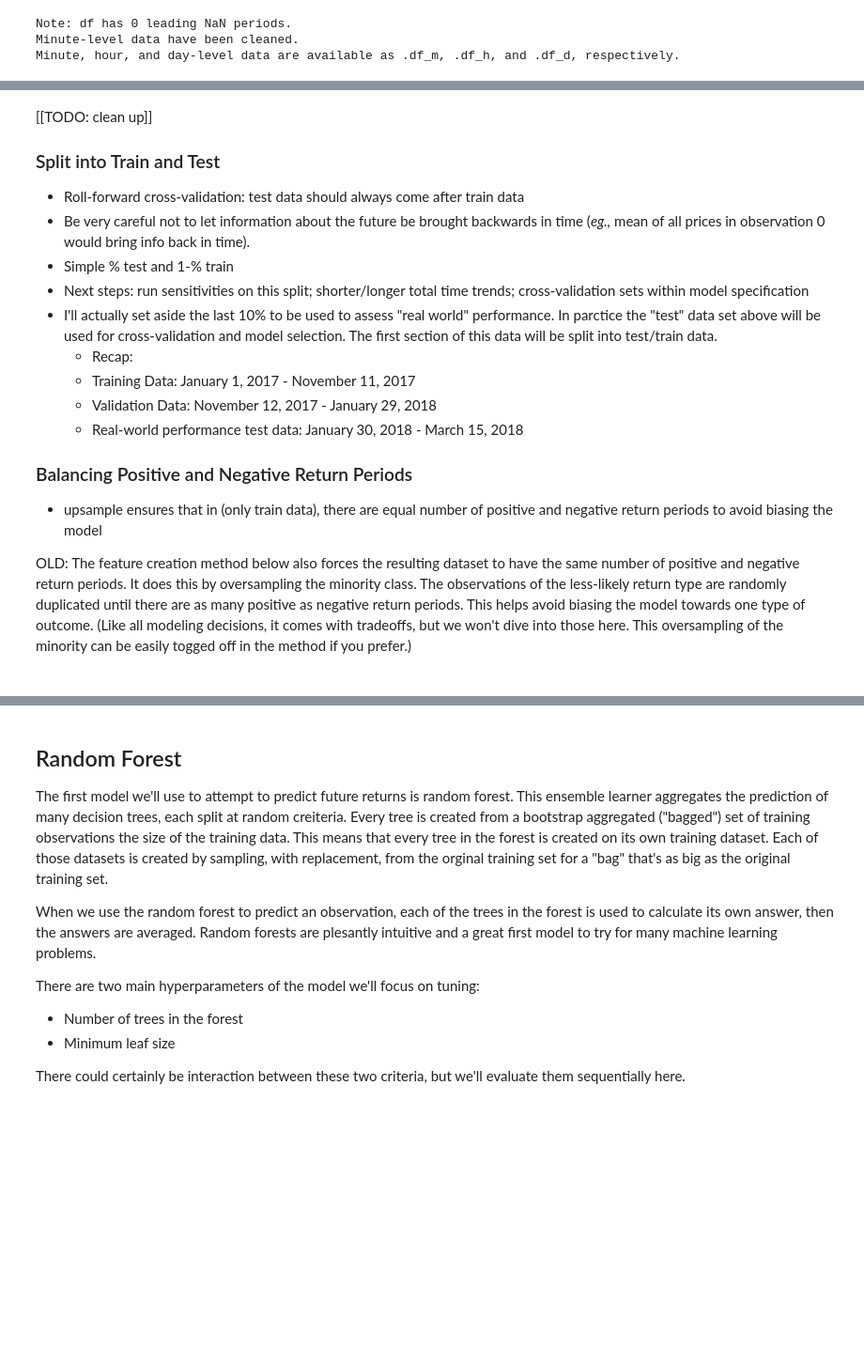
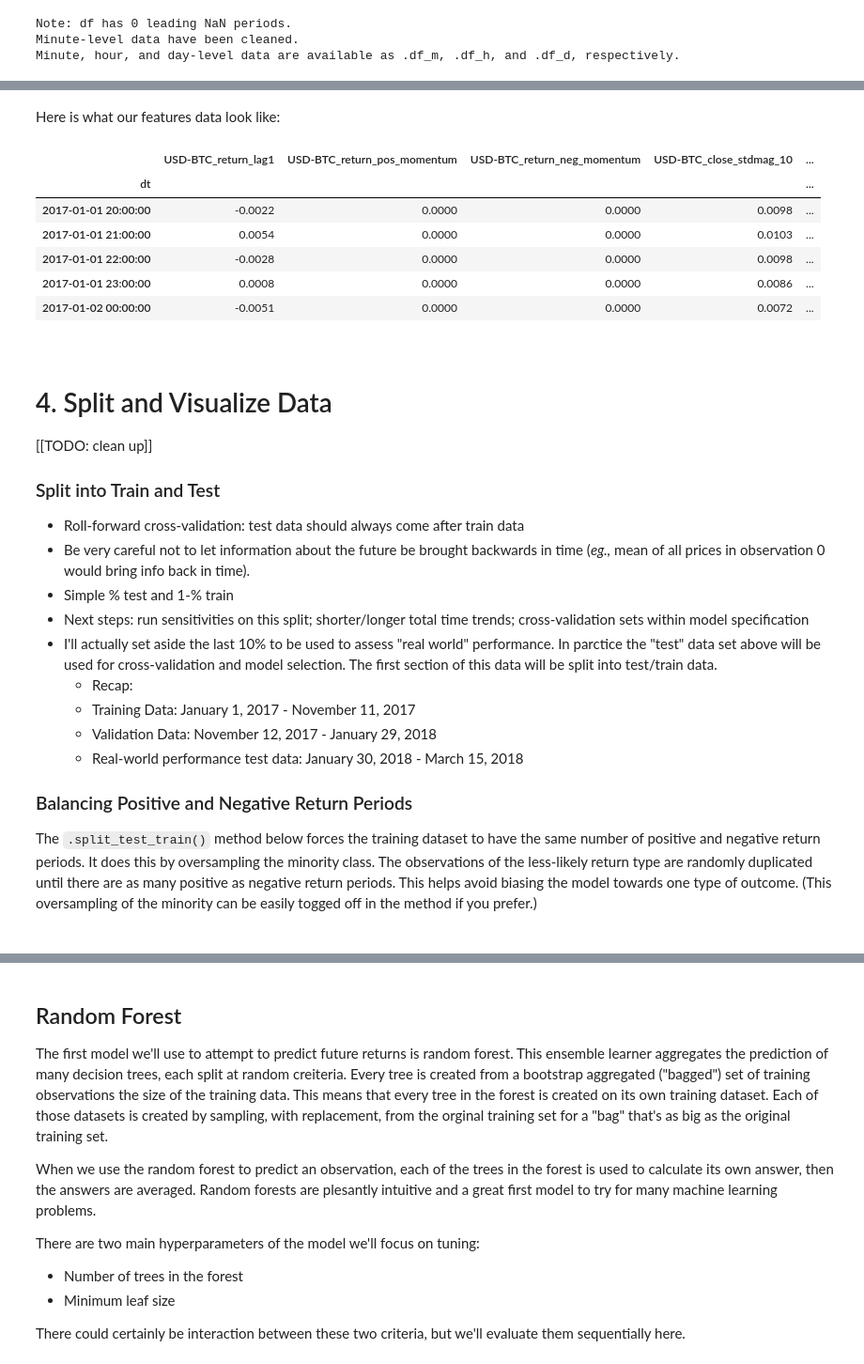
Before and after one commit to ethanruhe/ml_for_trading, a Jupyter notebook: Machine Learning for Cryptocurrency Trading.ipynb, the cells around one changed output, grey strips where cells are left out. Shown: that part at 94% size. Saved outputs shown, nothing was run; the diff lists cells and outputs as text; code cells hidden in the pictures; blank space fills up the shorter version.

````diff
--- a/Machine Learning for Cryptocurrency Trading.ipynb
+++ b/Machine Learning for Cryptocurrency Trading.ipynb
@@ -357,6 +249,21 @@ Y_btc, X_btc = ml4t.calc_features(trade_data_btc.df_h
+# %% [markdown]
+Here is what our features data look like:
+# %%
+X_btc.head()
+# %% [output]
+|  | USD-BTC_return_lag1 | USD-BTC_return_pos_momentum | USD-BTC_return_neg_momentum | USD-BTC_close_stdmag_10 | ... |
+| dt |  |  |  |  | ... |
+| 2017-01-01 20:00:00 | -0.0022 | 0.0000 | 0.0000 | 0.0098 | ... |
+| 2017-01-01 21:00:00 | 0.0054 | 0.0000 | 0.0000 | 0.0103 | ... |
+| 2017-01-01 22:00:00 | -0.0028 | 0.0000 | 0.0000 | 0.0098 | ... |
+| 2017-01-01 23:00:00 | 0.0008 | 0.0000 | 0.0000 | 0.0086 | ... |
+| 2017-01-02 00:00:00 | -0.0051 | 0.0000 | 0.0000 | 0.0072 | ... |
+# %% [markdown]
+<a id='section4'></a>
 # %% [markdown]
+# 4. Split and Visualize Data
+
 [[TODO: clean up]]
-
 ### Split into Train and Test
 - Roll-forward cross-validation: test data should always come after train data
 - Be very careful not to let information about the future be brought backwards in time (_eg.,_ mean of all prices in observation 0 would bring info back in time).
@@ -369,9 +276,7 @@ Y_btc, X_btc = ml4t.calc_features(trade_data_btc.df_h
    - Real-world performance test data: January 30, 2018 - March 15, 2018
 
 ### Balancing Positive and Negative Return Periods
-- upsample ensures that in (only train data), there are equal number of positive and negative return periods to avoid biasing the model
-
-OLD: The feature creation method below also forces the resulting dataset to have the same number of positive and negative return periods. It does this by oversampling the minority class. The observations of the less-likely return type are randomly duplicated until there are as many positive as negative return periods. This helps avoid biasing the model towards one type of outcome. (Like all modeling decisions, it comes with tradeoffs, but we won't dive into those here. This oversampling of the minority can be easily togged off in the method if you prefer.)
+The ```.split_test_train()``` method below forces the training dataset to have the same number of positive and negative return periods. It does this by oversampling the minority class. The observations of the less-likely return type are randomly duplicated until there are as many positive as negative return periods. This helps avoid biasing the model towards one type of outcome. (This oversampling of the minority can be easily togged off in the method if you prefer.)
 # %%
 # Find create 90-10 train/test split
 i_split = int(Y_btc.shape[0] * (1 - 0.1))
@@ -389,6 +294,6 @@ Y_btc_train, X_btc_train, Y_btc_val, X_btc_val = ml4t.split_test_train(Y_btc_mod
                                                                          , test_pct = 0.2
                                                                          , upsample = True)
 # %% [markdown]
-<a id='section4'></a>
+<a id='section5'></a>
 # %% [markdown]
 [Jump back to the TOC](#toc)
````
Also changed, not shown: parts of 59 cells of this notebook, 4 other files.
